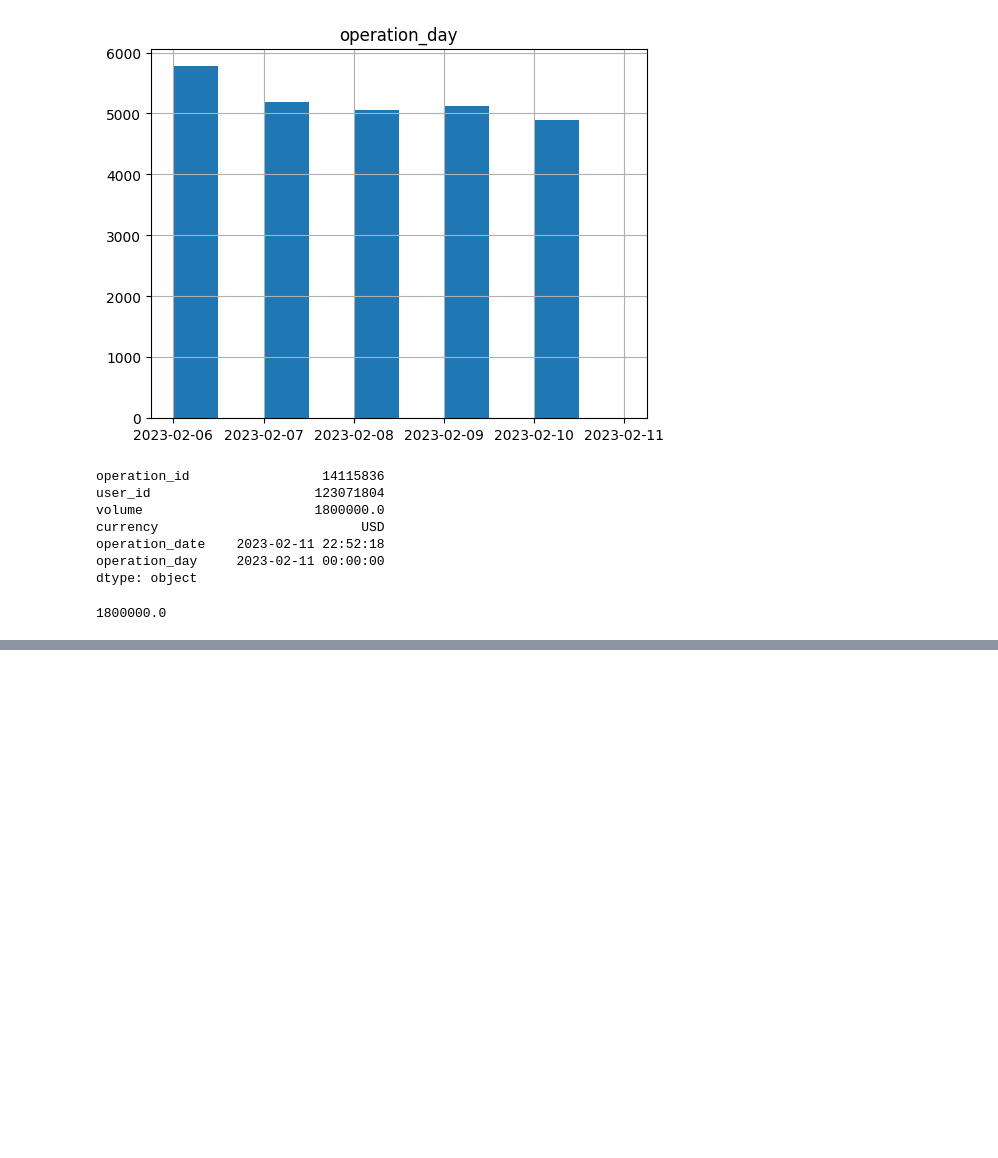
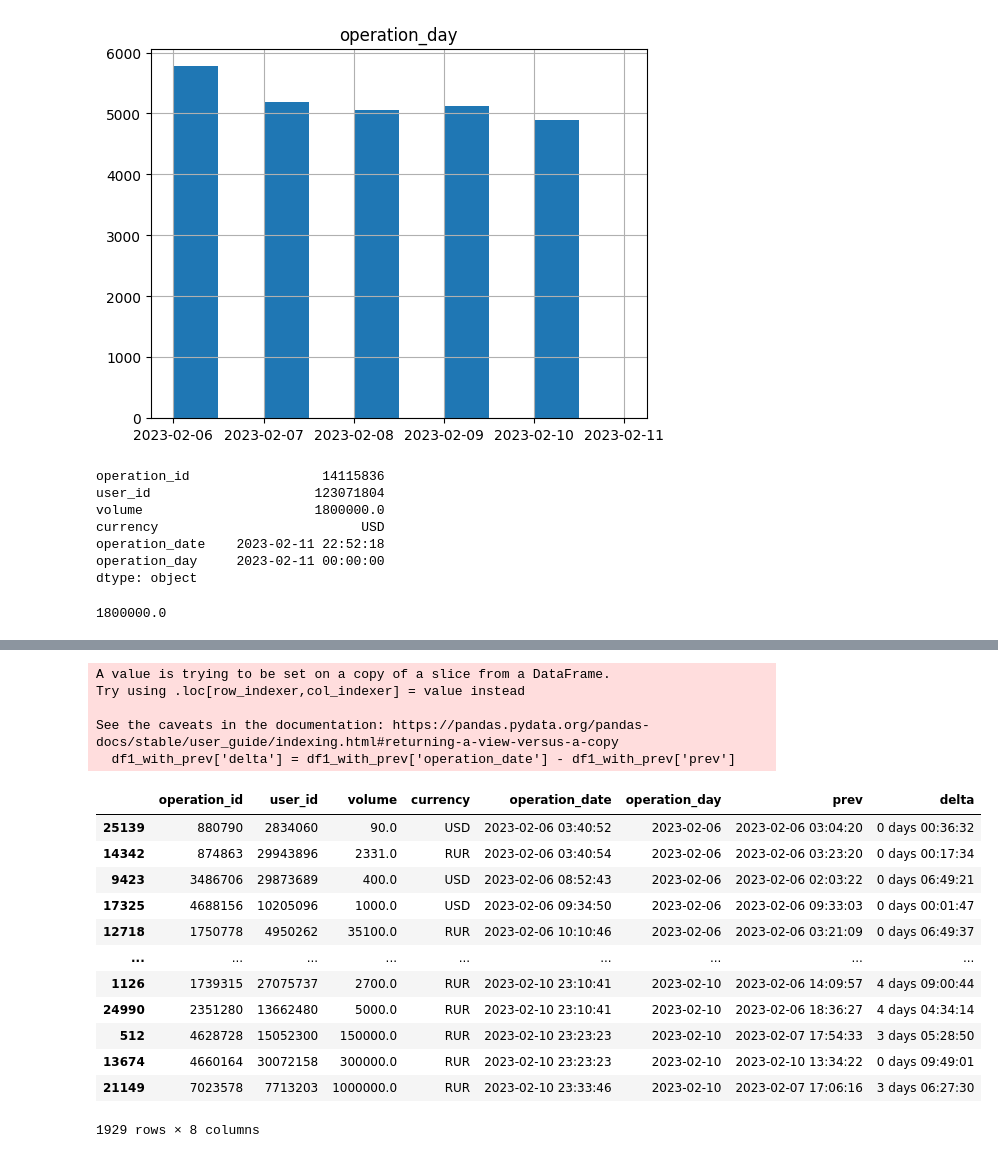
Before and after one commit to VinogradovIlya/algo, a Jupyter notebook: pro2_m4y1/vk_analit.ipynb, the cells around one changed output, grey strips where cells are left out. Saved outputs shown, nothing was run; the diff lists cells and outputs as text; code cells hidden in the pictures; blank space fills up the shorter version.

```diff
--- a/pro2_m4y1/vk_analit.ipynb
+++ b/pro2_m4y1/vk_analit.ipynb
@@ -250,0 +421,3 @@ selected_data1.loc[
+# %%
+df1_sorted = df1.sort_values('operation_date')
+df1_sorted
@@ -250,0 +438,5 @@ selected_data1.loc[
+# %%
+df1_sorted['prev'] = df1_sorted.groupby('user_id')['operation_date'].shift(1)
+# %%
+df1_with_prev = df1_sorted.loc[~df1_sorted['prev'].isnull()]
+df1_with_prev
@@ -250,0 +457,24 @@ selected_data1.loc[
+# %%
+df1_with_prev['delta'] = df1_with_prev['operation_date'] - df1_with_prev['prev']
+# %% [output]
+A value is trying to be set on a copy of a slice from a DataFrame.
+Try using .loc[row_indexer,col_indexer] = value instead
+
+See the caveats in the documentation: https://pandas.pydata.org/pandas-docs/stable/user_guide/indexing.html#returning-a-view-versus-a-copy
+  df1_with_prev['delta'] = df1_with_prev['operation_date'] - df1_with_prev['prev']
+# %%
+df1_with_prev
+# %% [output]
+|  | operation_id | user_id | volume | currency | operation_date | operation_day | prev | delta |
+| 25139 | 880790 | 2834060 | 90.0 | USD | 2023-02-06 03:40:52 | 2023-02-06 | 2023-02-06 03:04:20 | 0 days 00:36:32 |
+| 14342 | 874863 | 29943896 | 2331.0 | RUR | 2023-02-06 03:40:54 | 2023-02-06 | 2023-02-06 03:23:20 | 0 days 00:17:34 |
+| 9423 | 3486706 | 29873689 | 400.0 | USD | 2023-02-06 08:52:43 | 2023-02-06 | 2023-02-06 02:03:22 | 0 days 06:49:21 |
+| 17325 | 4688156 | 10205096 | 1000.0 | USD | 2023-02-06 09:34:50 | 2023-02-06 | 2023-02-06 09:33:03 | 0 days 00:01:47 |
+| 12718 | 1750778 | 4950262 | 35100.0 | RUR | 2023-02-06 10:10:46 | 2023-02-06 | 2023-02-06 03:21:09 | 0 days 06:49:37 |
+| ... | ... | ... | ... | ... | ... | ... | ... | ... |
+| 1126 | 1739315 | 27075737 | 2700.0 | RUR | 2023-02-10 23:10:41 | 2023-02-10 | 2023-02-06 14:09:57 | 4 days 09:00:44 |
+| 24990 | 2351280 | 13662480 | 5000.0 | RUR | 2023-02-10 23:10:41 | 2023-02-10 | 2023-02-06 18:36:27 | 4 days 04:34:14 |
+| 512 | 4628728 | 15052300 | 150000.0 | RUR | 2023-02-10 23:23:23 | 2023-02-10 | 2023-02-07 17:54:33 | 3 days 05:28:50 |
+| 13674 | 4660164 | 30072158 | 300000.0 | RUR | 2023-02-10 23:23:23 | 2023-02-10 | 2023-02-10 13:34:22 | 0 days 09:49:01 |
+| 21149 | 7023578 | 7713203 | 1000000.0 | RUR | 2023-02-10 23:33:46 | 2023-02-10 | 2023-02-07 17:06:16 | 3 days 06:27:30 |
+1929 rows × 8 columns
```
Also changed, not shown: parts of 30 cells of this notebook, 3 other files.
